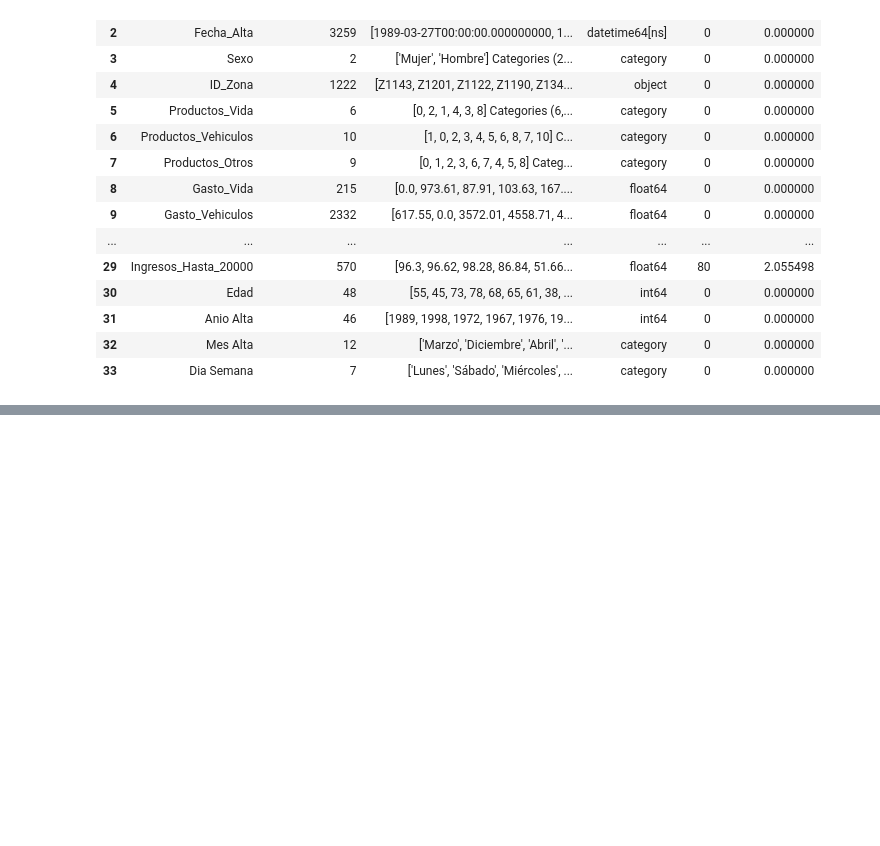
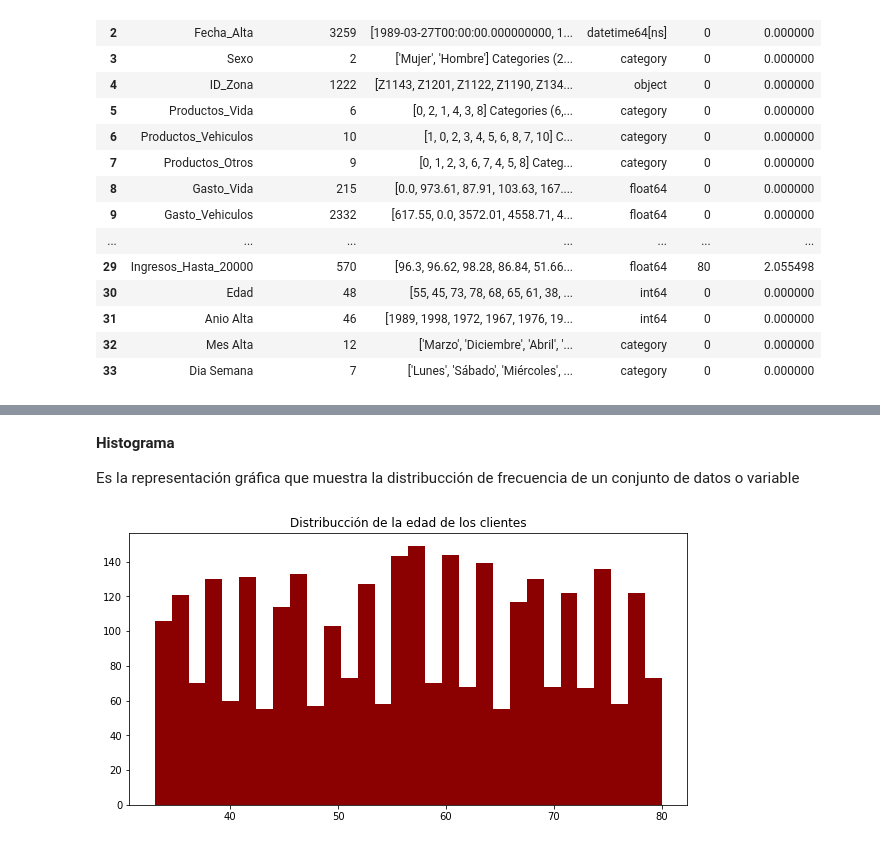
Before and after one commit to Oscar19922017/ProyectoPropensionCompra, a Jupyter notebook: EDA_PropensionCompra.ipynb, the cells around one changed output, grey strips where cells are left out. Saved outputs shown, nothing was run; the diff lists cells and outputs as text; code cells hidden in the pictures; blank space fills up the shorter version.

```diff
--- a/EDA_PropensionCompra.ipynb
+++ b/EDA_PropensionCompra.ipynb
@@ -549,0 +645,2 @@ Diagnostico4
+# %%
+df_train=df_completa[df_completa["Tipo Archivo"]=="Entrenamiento"].reset_index(drop=True)
@@ -549,0 +663,2 @@ Diagnostico4
+# %%
+Edad=df_train.Edad
@@ -549,0 +677,11 @@ Diagnostico4
+# %% [markdown]
+**Histograma**
+
+Es la representación gráfica que muestra la distribucción de frecuencia de un conjunto de datos o variable
+# %%
+plt.figure(figsize=(10,5))
+plt.hist(Edad, facecolor="darkred",bins=30)
+plt.title("Distribucción de la edad de los clientes")
+plt.show()
+# %% [output]
+[figure, added]
```
Also changed, not shown: parts of 21 cells of this notebook.
